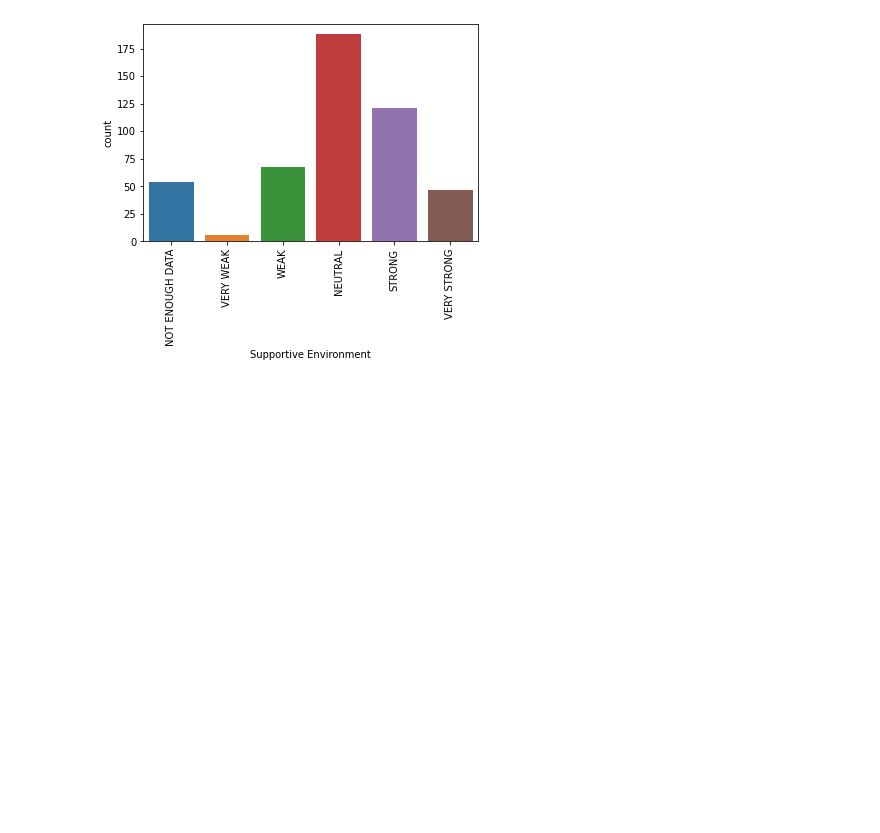
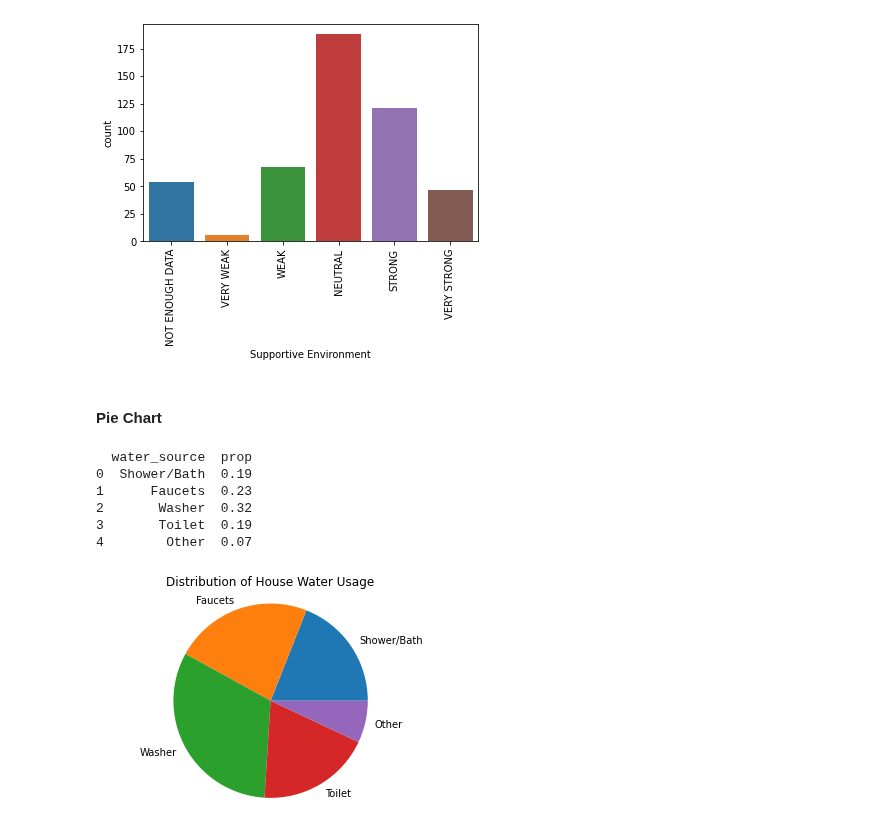
Before and after one commit to joeelorm/Data_Science, a Jupyter notebook: Visualizing Categorical Data.ipynb, the cells around one changed output. Saved outputs shown, nothing was run; the diff lists cells and outputs as text; code cells hidden in the pictures; blank space fills up the shorter version.

```diff
--- a/Visualizing Categorical Data.ipynb
+++ b/Visualizing Categorical Data.ipynb
@@ -59,3 +61,26 @@ plt.xticks(rotation = 90)
 plt.show()
 # %% [output]
 [figure]
+# %% [markdown]
+#### Pie Chart
+# %%
+water_usage = pd.read_csv('../Datasets/water_usage.csv')
+print(water_usage.head())
+
+wedge_sizes = water_usage['prop']
+pie_labels = water_usage['water_source']
+# %% [output]
+  water_source  prop
+0  Shower/Bath  0.19
+1      Faucets  0.23
+2       Washer  0.32
+3       Toilet  0.19
+4        Other  0.07
+# %%
+#Plotting the pie chart
+plt.pie(wedge_sizes, labels = pie_labels)
+plt.axis('equal')
+plt.title('Distribution of House Water Usage')
+plt.show()
+# %% [output]
+[figure, added]
```
Also changed, not shown: parts of 6 cells of this notebook.
